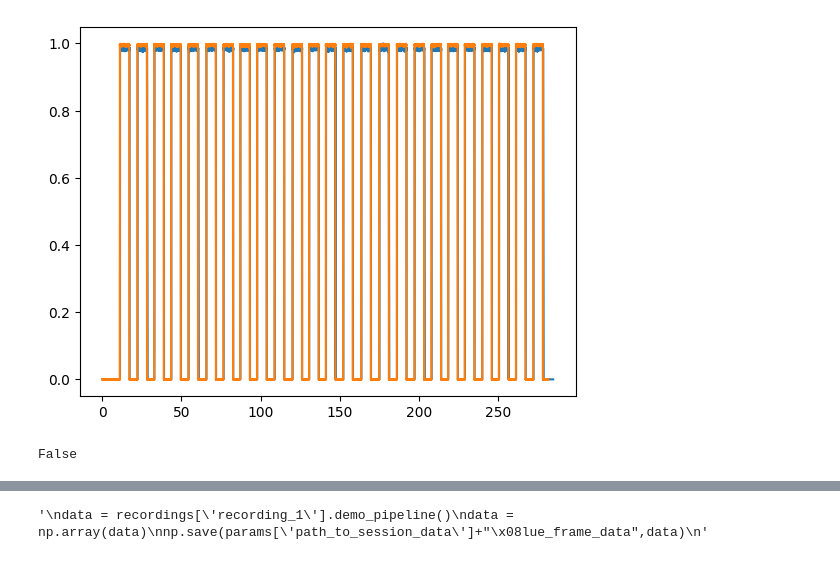
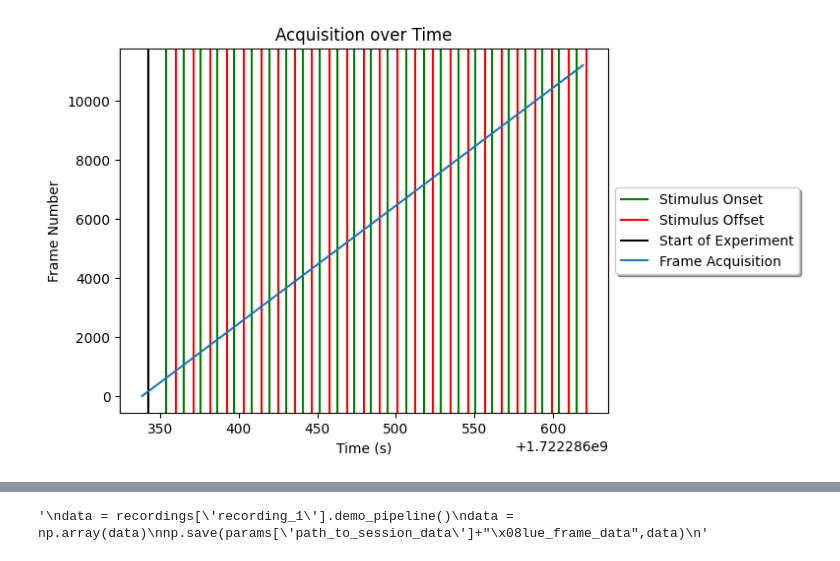
Before and after one commit to BruneBettler/wfield_pipeline, a Jupyter notebook: wfield_jupyter_tester.ipynb, the cells around one changed output, grey strips where cells are left out. Saved outputs shown, nothing was run; the diff lists cells and outputs as text; code cells hidden in the pictures.

```diff
--- a/wfield_jupyter_tester.ipynb
+++ b/wfield_jupyter_tester.ipynb
@@ -97,12 +105,43 @@ normalised_wf_signal = (wf_olfac_signal[4]-np.min(wf_olfac_signal[4]))/(np.max(w
-# %%
-plt.figure
-plt.plot(x_values,normalised_olfac_signal)
-x_values_two = np.arange(1, wf_olfac_signal.shape[1] + 1) / 1000
-plt.plot(x_values_two,normalised_wf_signal)
-plt.show()
-# %% [output]
-[figure, removed]
-# %%
-normalised_wf_signal == normalised_olfac_signal
-# %% [output]
-False
+# %%
+'''
+We have to solve the following problem, the widefield computer saves aquisition time in matlab's datetime.datenum function. Which uses
+Gregorian time. However our olfactory stimulus computer saves olfactometer onset as Unix time. Since the above diagrams have shown
+that the onset of the olfactometer stimulus release is the same as the widefield computer's record of it. We will use the olfactometer
+stimulus frame info which has unix time of onset of stimulus and offset of stimulus. This is how we align and get only frames within the
+window of stimulus on.
+'''
+# First is a converstion from a matlab datetime to a python datetime in seconds
+unix_blueftimes = [datetime.datetime.fromordinal(int(float(f_time)))+timedelta(days=float(f_time)%1)-timedelta(days=366) for (f_time) in blue_ftimes]
+# Next is a conversion from python datetime into python unix time, with microsecond precision
+unix_blueftimes = [(time.mktime(f_time.timetuple())*1e3 + f_time.microsecond/1e3)/1e3 for f_time in unix_blueftimes]
+
+# Getting out the start times
+olfactometer_stimulus_block_times = [float(olfac_stim['time']) for olfac_stim in olfac_stim_frame_info]
+
+plt.figure()
+# The following plot will show the onset and offset of stimulus in green
+for i,x_coord in enumerate(olfactometer_stimulus_block_times[0::2]):
+    if i == 0:
+        plt.axvline(x_coord,color='green',label='Stimulus Onset')
+    else:
+        plt.axvline(x_coord,color='green',label='_nolegend_')
+# The following plot will show the onset and offset of stimulus in green
+for i,x_coord in enumerate(olfactometer_stimulus_block_times[1::2]):
+    if i == 0:
+        plt.axvline(x_coord,color='red',label='Stimulus Offset')
+    else:
+        plt.axvline(x_coord,color='red',label='_nolegend_')
+# Start of olfactometer experiment in black
+plt.axvline(olfac_experiment_start_timestamp,color='black',label='Start of Experiment')
+
+# Time of frames in blue
+plt.plot(unix_blueftimes,np.arange(1,len(unix_blueftimes)+1),label='Frame Acquisition')
+plt.xlabel('Time (s)')
+plt.ylabel('Frame Number')
+# Put a legend below current axis
+plt.legend(loc='center left', bbox_to_anchor=(1, 0.5),
+          fancybox=True, shadow=True)
+plt.title("Acquisition over Time")
+plt.show()
+# %% [output]
+[figure, added]
```
Also changed, not shown: parts of 8 cells of this notebook.
